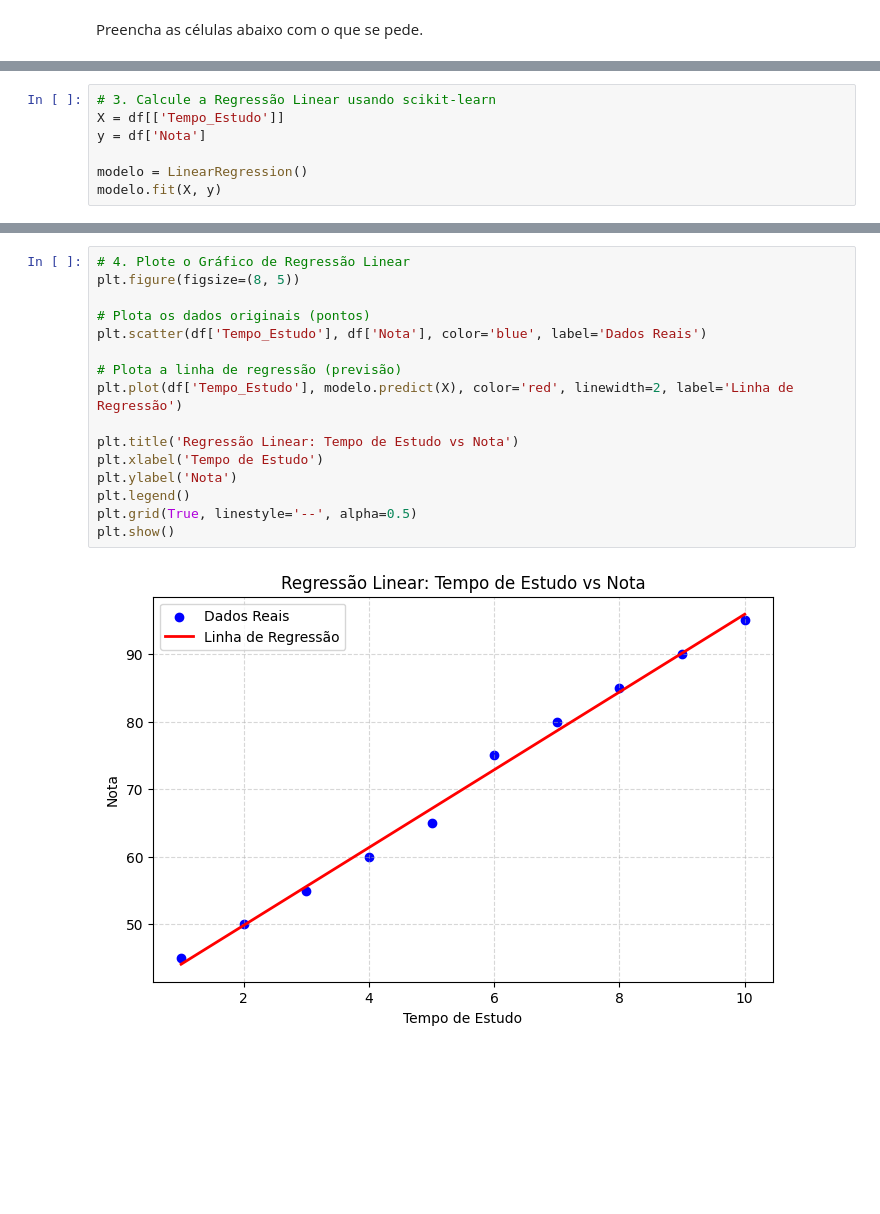
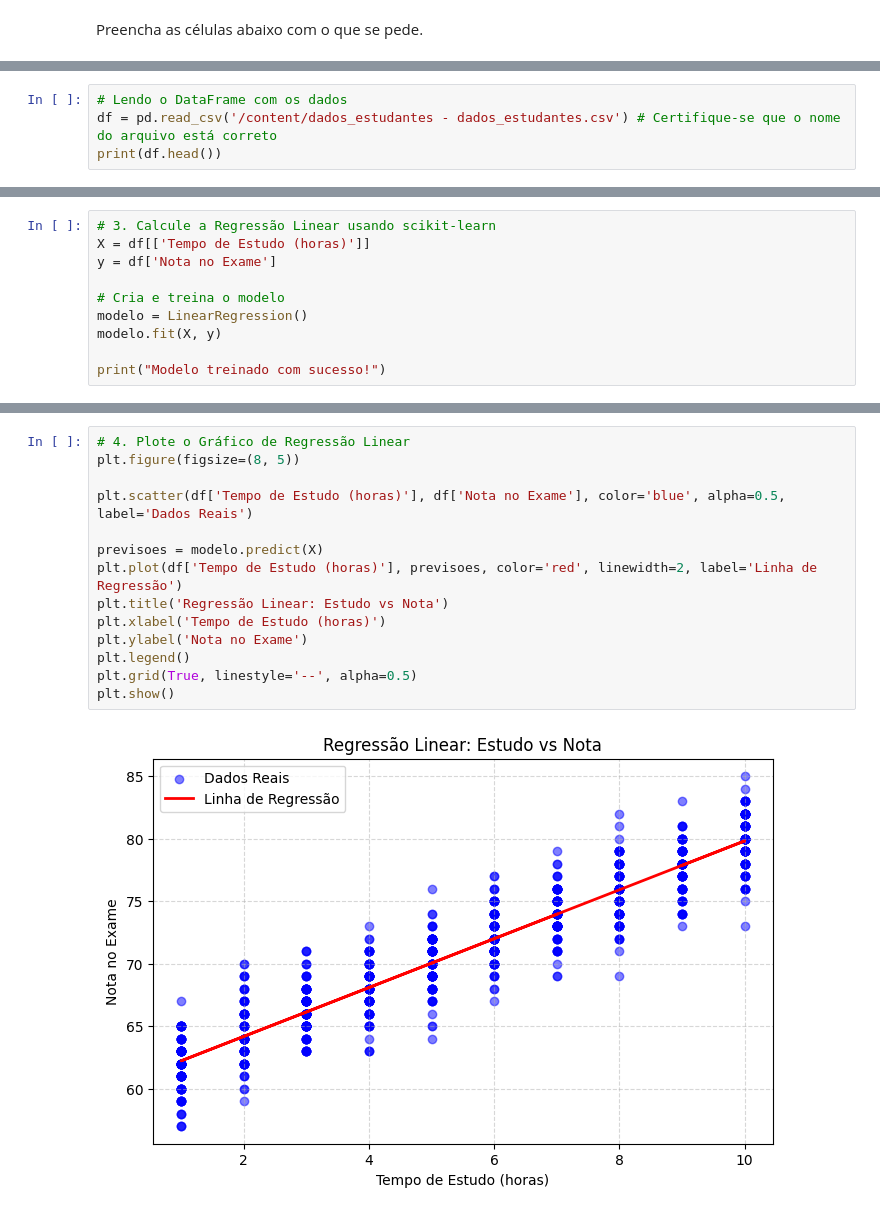
Before and after one commit to gabrielgomes14/POOII, a Jupyter notebook: Correlacao_Regressao_Atividade_Pratica.ipynb, the cells around one changed output, grey strips where cells are left out. Saved outputs shown, nothing was run; the diff lists cells and outputs as text; blank space fills up the shorter version.

```diff
--- a/Correlacao_Regressao_Atividade_Pratica.ipynb
+++ b/Correlacao_Regressao_Atividade_Pratica.ipynb
@@ -37,0 +22,4 @@ Arquivo não encontrado. Usando dados fictícios para demonstração.
+# %%
+# Lendo o DataFrame com os dados
+df = pd.read_csv('/content/dados_estudantes - dados_estudantes.csv') # Certifique-se que o nome do arquivo está correto
+print(df.head())
@@ -63,8 +51,11 @@ plt.show()
 # %%
 # 3. Calcule a Regressão Linear usando scikit-learn
-X = df[['Tempo_Estudo']]
-y = df['Nota']
+X = df[['Tempo de Estudo (horas)']]
+y = df['Nota no Exame']
 
+# Cria e treina o modelo
 modelo = LinearRegression()
 modelo.fit(X, y)
+
+print("Modelo treinado com sucesso!")
 # %% [output]
@@ -83,18 +75,16 @@ Equação da reta: y = 5.76x + 38.33
 # %%
 # 4. Plote o Gráfico de Regressão Linear
 plt.figure(figsize=(8, 5))
 
-# Plota os dados originais (pontos)
-plt.scatter(df['Tempo_Estudo'], df['Nota'], color='blue', label='Dados Reais')
+plt.scatter(df['Tempo de Estudo (horas)'], df['Nota no Exame'], color='blue', alpha=0.5, label='Dados Reais')
 
-# Plota a linha de regressão (previsão)
-plt.plot(df['Tempo_Estudo'], modelo.predict(X), color='red', linewidth=2, label='Linha de Regressão')
-
-plt.title('Regressão Linear: Tempo de Estudo vs Nota')
-plt.xlabel('Tempo de Estudo')
-plt.ylabel('Nota')
+previsoes = modelo.predict(X)
+plt.plot(df['Tempo de Estudo (horas)'], previsoes, color='red', linewidth=2, label='Linha de Regressão')
+plt.title('Regressão Linear: Estudo vs Nota')
+plt.xlabel('Tempo de Estudo (horas)')
+plt.ylabel('Nota no Exame')
 plt.legend()
 plt.grid(True, linestyle='--', alpha=0.5)
 plt.show()
 # %% [output]
-[figure, old version]
+[figure, new version]
```
Also changed, not shown: parts of 7 cells of this notebook.
